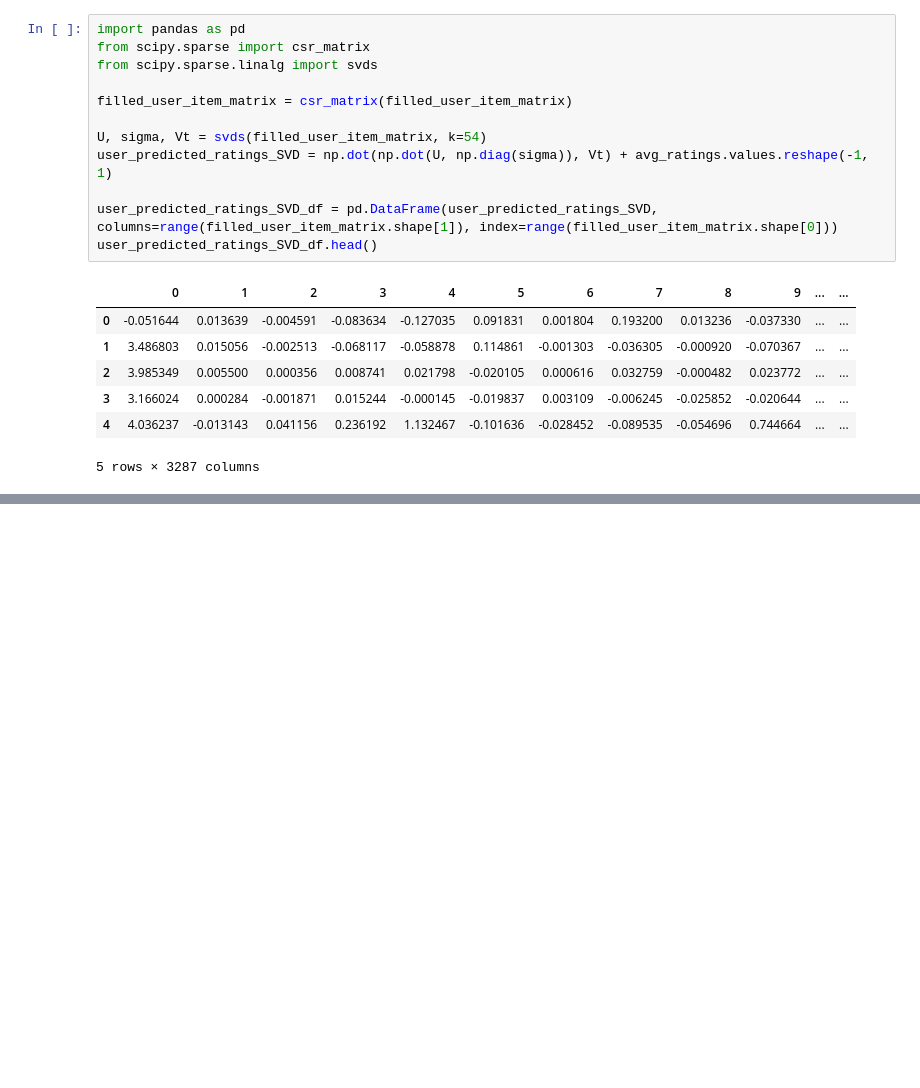
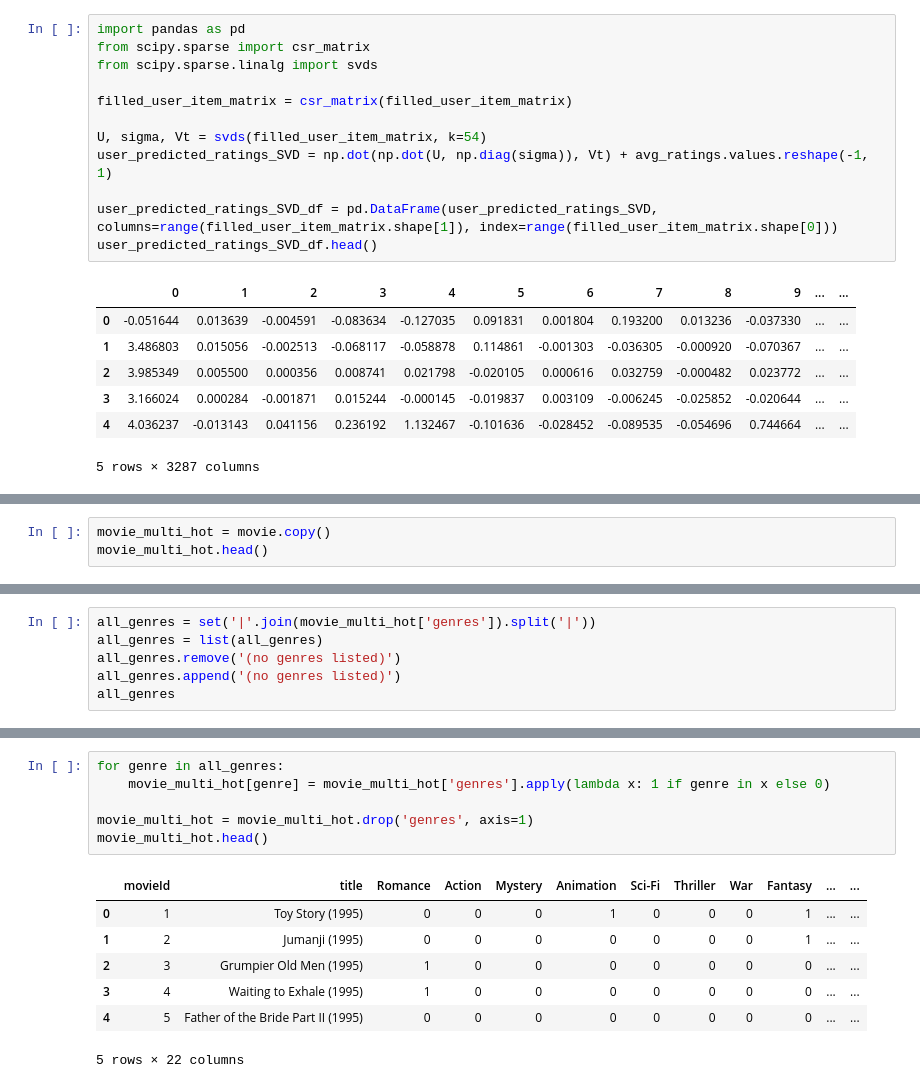
Before and after one commit to skanderkaroui/collaborative_filtering_movie_recommendation, a Jupyter notebook: movie-recommendation-system.ipynb, the cells around one changed output, grey strips where cells are left out. Saved outputs shown, nothing was run; the diff lists cells and outputs as text; blank space fills up the shorter version.

Commit message:
multi-hot-encoding

```diff
--- a/movie-recommendation-system.ipynb
+++ b/movie-recommendation-system.ipynb
@@ -229,0 +232,3 @@ user_predicted_ratings_SVD_df.head()
+# %%
+movie_multi_hot = movie.copy()
+movie_multi_hot.head()
@@ -229,0 +242,6 @@ user_predicted_ratings_SVD_df.head()
+# %%
+all_genres = set('|'.join(movie_multi_hot['genres']).split('|'))
+all_genres = list(all_genres)
+all_genres.remove('(no genres listed)')
+all_genres.append('(no genres listed)')
+all_genres
@@ -229,0 +269,14 @@ user_predicted_ratings_SVD_df.head()
+# %%
+for genre in all_genres:
+    movie_multi_hot[genre] = movie_multi_hot['genres'].apply(lambda x: 1 if genre in x else 0)
+
+movie_multi_hot = movie_multi_hot.drop('genres', axis=1)
+movie_multi_hot.head()
+# %% [output]
+|  | movieId | title | Romance | Action | Mystery | Animation | Sci-Fi | Thriller | War | Fantasy | ... | ... |
+| 0 | 1 | Toy Story (1995) | 0 | 0 | 0 | 1 | 0 | 0 | 0 | 1 | ... | ... |
+| 1 | 2 | Jumanji (1995) | 0 | 0 | 0 | 0 | 0 | 0 | 0 | 1 | ... | ... |
+| 2 | 3 | Grumpier Old Men (1995) | 1 | 0 | 0 | 0 | 0 | 0 | 0 | 0 | ... | ... |
+| 3 | 4 | Waiting to Exhale (1995) | 1 | 0 | 0 | 0 | 0 | 0 | 0 | 0 | ... | ... |
+| 4 | 5 | Father of the Bride Part II (1995) | 0 | 0 | 0 | 0 | 0 | 0 | 0 | 0 | ... | ... |
+5 rows × 22 columns
```
Also changed, not shown: parts of 3 cells of this notebook.
